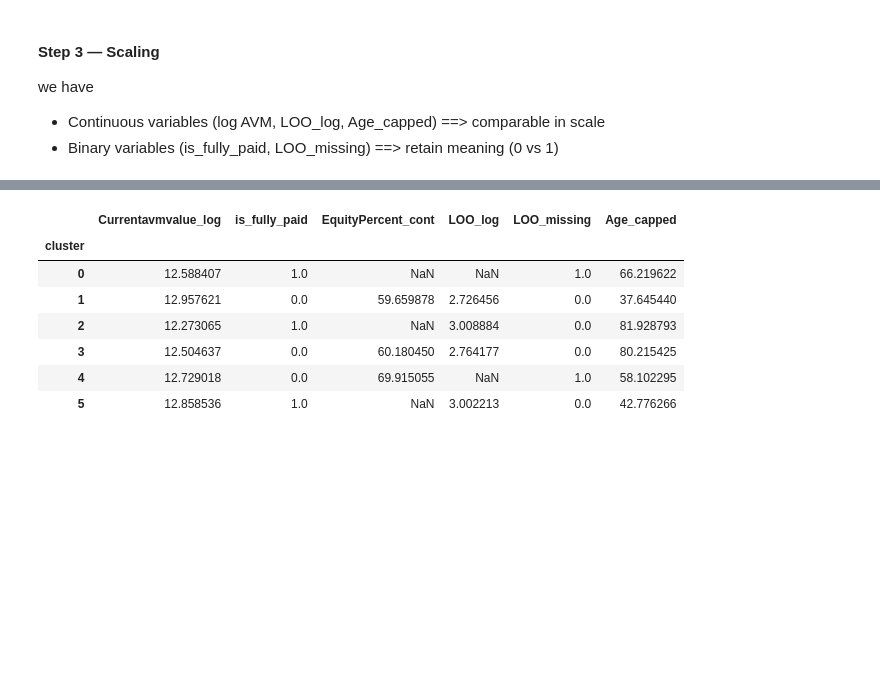
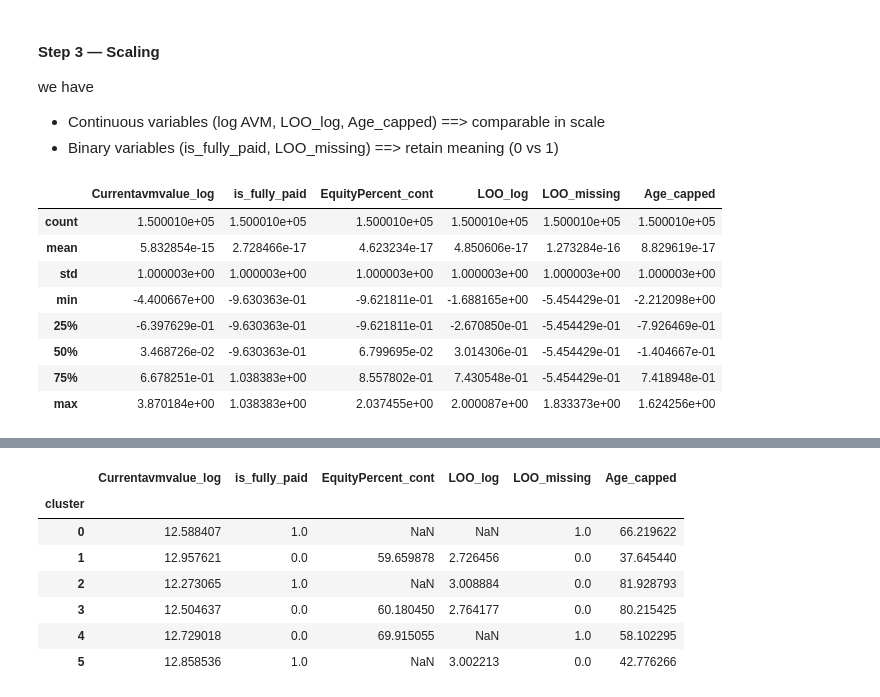
Before and after one commit to m-kareem/Property_clustring, a Jupyter notebook: Data_exploration.ipynb, the cells around one changed output, grey strips where cells are left out. Cells and saved outputs as stored; diff of their text form; code cells hidden in the pictures; blank space fills up the shorter version.

```diff
--- a/Data_exploration.ipynb
+++ b/Data_exploration.ipynb
@@ -554,0 +562,12 @@ X_scaled = scaler.fit_transform(X_filled)
+# %%
+X_scaled_df.describe()
+# %% [output]
+|  | Currentavmvalue_log | is_fully_paid | EquityPercent_cont | LOO_log | LOO_missing | Age_capped |
+| count | 1.500010e+05 | 1.500010e+05 | 1.500010e+05 | 1.500010e+05 | 1.500010e+05 | 1.500010e+05 |
+| mean | 5.832854e-15 | 2.728466e-17 | 4.623234e-17 | 4.850606e-17 | 1.273284e-16 | 8.829619e-17 |
+| std | 1.000003e+00 | 1.000003e+00 | 1.000003e+00 | 1.000003e+00 | 1.000003e+00 | 1.000003e+00 |
+| min | -4.400667e+00 | -9.630363e-01 | -9.621811e-01 | -1.688165e+00 | -5.454429e-01 | -2.212098e+00 |
+| 25% | -6.397629e-01 | -9.630363e-01 | -9.621811e-01 | -2.670850e-01 | -5.454429e-01 | -7.926469e-01 |
+| 50% | 3.468726e-02 | -9.630363e-01 | 6.799695e-02 | 3.014306e-01 | -5.454429e-01 | -1.404667e-01 |
+| 75% | 6.678251e-01 | 1.038383e+00 | 8.557802e-01 | 7.430548e-01 | -5.454429e-01 | 7.418948e-01 |
+| max | 3.870184e+00 | 1.038383e+00 | 2.037455e+00 | 2.000087e+00 | 1.833373e+00 | 1.624256e+00 |
```
Also changed, not shown: parts of 15 cells of this notebook.
